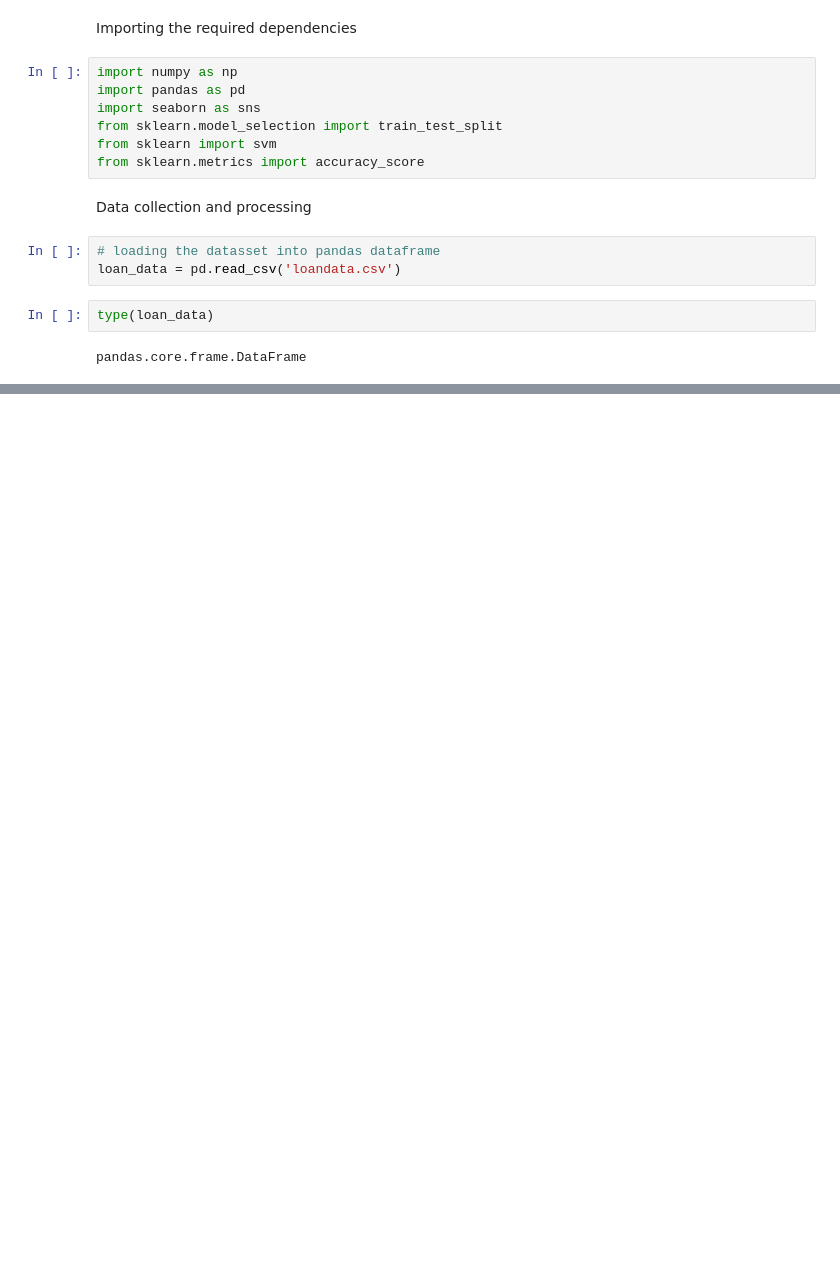
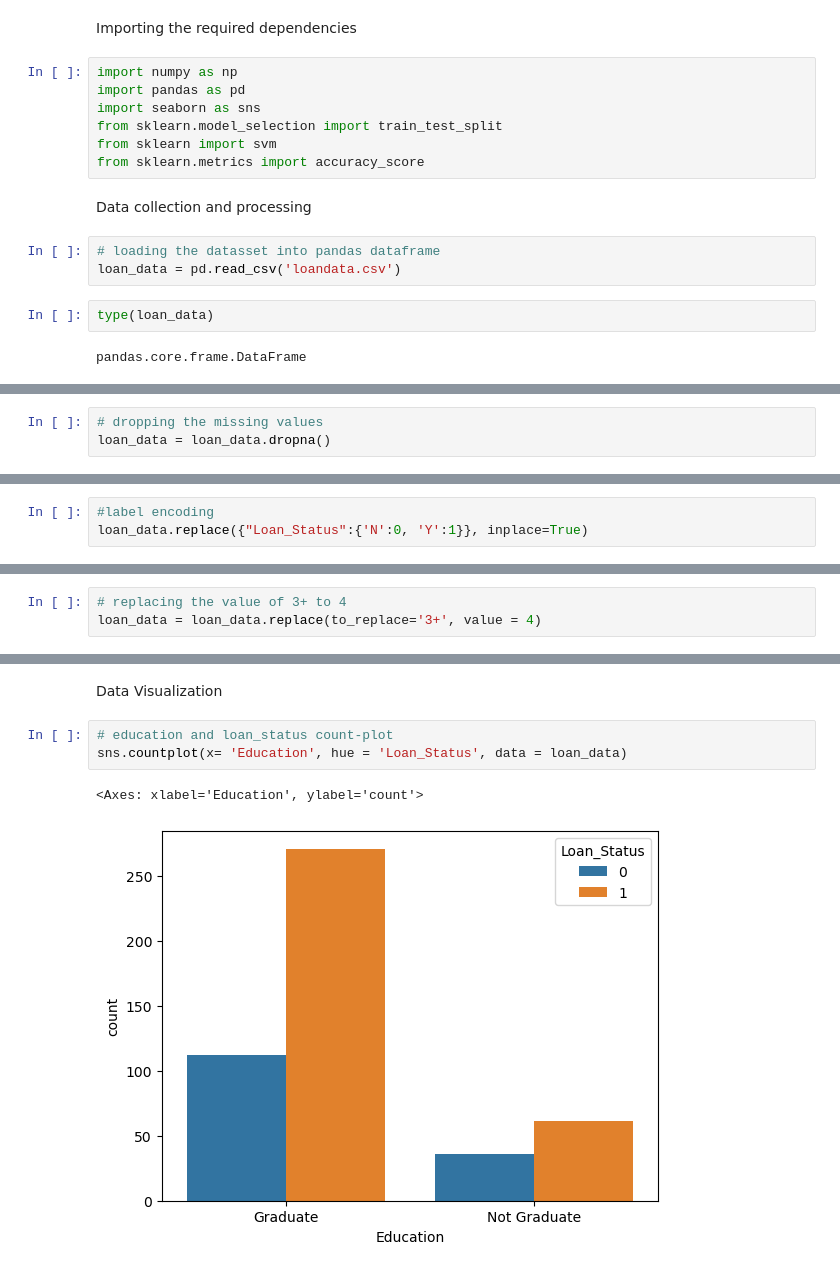
Before and after one commit to bear-bubx8/ml_pro-jekts, a Jupyter notebook: loan_status.ipynb, the cells around one changed output, grey strips where cells are left out. Saved outputs shown, nothing was run; the diff lists cells and outputs as text; blank space fills up the shorter version.

```diff
--- a/loan_status.ipynb
+++ b/loan_status.ipynb
@@ -35,0 +64,3 @@ loan_data.shape
+# %%
+# dropping the missing values
+loan_data = loan_data.dropna()
@@ -35,0 +84,3 @@ loan_data.shape
+# %%
+#label encoding
+loan_data.replace({"Loan_Status":{'N':0, 'Y':1}}, inplace=True)
@@ -35,0 +106,3 @@ loan_data.shape
+# %%
+# replacing the value of 3+ to 4
+loan_data = loan_data.replace(to_replace='3+', value = 4)
@@ -35,0 +119,8 @@ loan_data.shape
+# %% [markdown]
+Data Visualization
+# %%
+# education and loan_status count-plot
+sns.countplot(x= 'Education', hue = 'Loan_Status', data = loan_data)
+# %% [output]
+<Axes: xlabel='Education', ylabel='count'>
+[figure, added]
```
Also changed, not shown: parts of 13 cells of this notebook.
